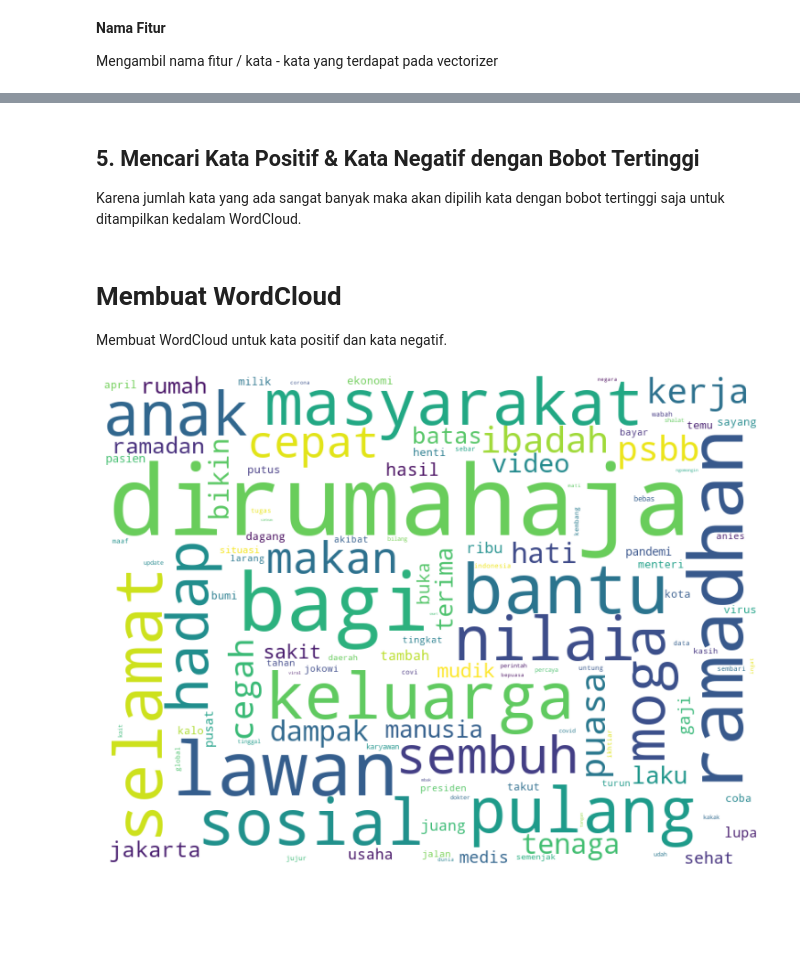
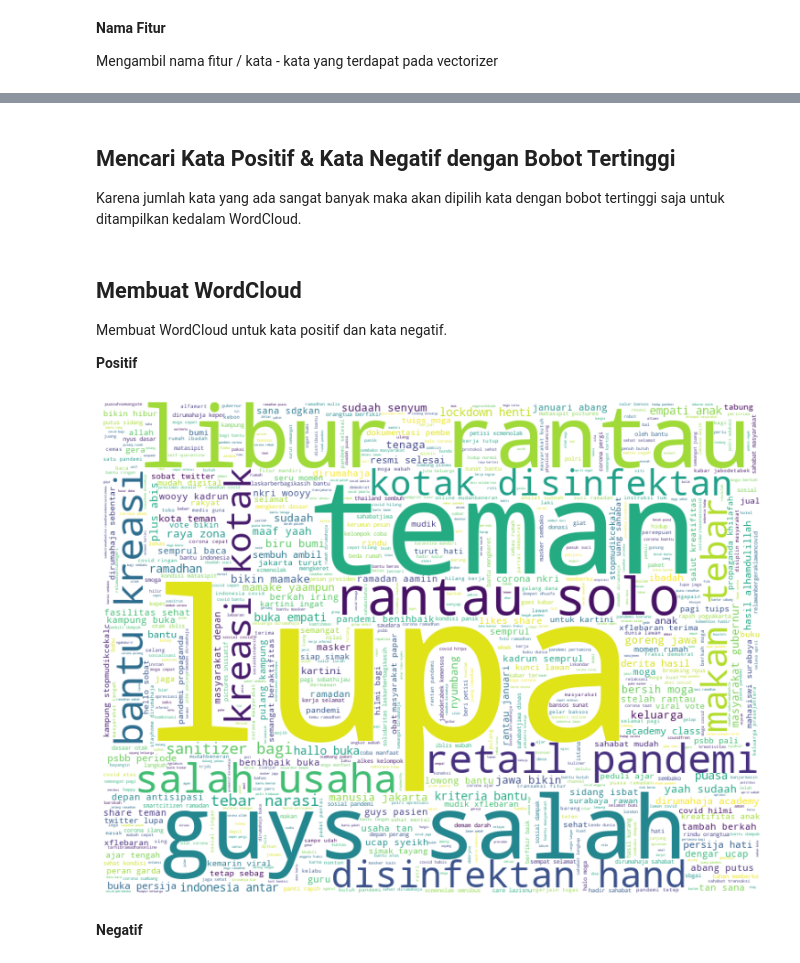
Before and after one commit to Hyuto/Analisis-Sentimen-Corona-DKI-Jakarta, a Jupyter notebook: notebook/WordCloud.ipynb, the cells around one changed output, grey strips where cells are left out. Cells and saved outputs as stored; diff of their text form; code cells hidden in the pictures; blank space fills up the shorter version.

```diff
--- a/notebook/WordCloud.ipynb
+++ b/notebook/WordCloud.ipynb
@@ -31,7 +33,8 @@ Load dataset hasil analisis dan vectorizer yang telah di fit sebelumnya
 **Load Dataset**
 # %%
 # Import data
-data = pd.read_csv('../data/Data Sentiment Twitter 19 - 27 April.csv')
-data.head()
+data = pd.read_csv("../data/Data Sentiment Twitter 19 - 27 April.csv")
+data = data.dropna(subset=["Tweets"]).reset_index(drop=True)
+data
 # %% [output]
 |  | Tanggal | Tweets | ID | Screen Name | Banyak Retweet | Source | Retweet Status | Hashtags | prediction |
@@ -48,15 +58,13 @@ index_n = data['Tweets'][data['prediction'] == 0].index
 # %% [markdown]
 **Load Vectorizer**
 # %%
-# Load Model
-import pickle
-vectorizer_tfidf = pickle.load(open('../model/vectorizer/[TRAINED] TF-IDF Vectorizer.pickle', 'rb'))
-word_tfidf = pickle.load(open('../model/vectorizer/word_tfidf.pickle', 'rb'))
+vectorizer_tfidf = pickle.load(open("../model/vectorizer/[TRAINED] TF-IDF Vectorizer.pickle", "rb"))
+word_tfidf = vectorizer_tfidf.fit_transform(data["Tweets"].values)
 # %% [markdown]
 **Nama Fitur**
 
 Mengambil nama fitur / kata - kata yang terdapat pada vectorizer
 # %%
 # Fitur
-nama_fitur = vectorizer_tfidf.get_feature_names()
+nama_fitur = vectorizer_tfidf.get_feature_names_out()
 # %% [markdown]
@@ -68,7 +76,7 @@ Karena akan dibuat 2 WordCloud untuk kata Positif dan kata Negatif maka perlu me
 positif = word_tfidf[index_p]
 negatif = word_tfidf[index_n]
 # %% [markdown]
-## 5. Mencari Kata Positif & Kata Negatif dengan Bobot Tertinggi
+## Mencari Kata Positif & Kata Negatif dengan Bobot Tertinggi
 
 Karena jumlah kata yang ada sangat banyak maka akan dipilih kata dengan bobot tertinggi saja untuk ditampilkan kedalam WordCloud.
 # %%
@@ -100,15 +108,27 @@ top_negatif = {k: v for k, v in sorted(top_negatif.items(), key=lambda item: ite
 # %% [markdown]
-<h1>Membuat WordCloud</h1>
+## Membuat WordCloud
+
 Membuat WordCloud untuk kata positif dan kata negatif.
+
+**Positif**
 # %%
 # WordCloud kata dengan bobot terbesar Positif
-w = WordCloud(width=800,height=600,mode='RGBA',stopwords=stop_words,background_color='white',max_words=5000).fit_words(top_positif)
-plt.figure(figsize = (10, 10), facecolor = None)
+w = WordCloud(
+    width=800,
+    height=600,
+    mode="RGBA",
+    stopwords=stop_words,
+    background_color="white",
+    max_words=5000,
+).fit_words(top_positif)
+plt.figure(figsize=(10, 10), facecolor=None)
 plt.imshow(w)
 plt.axis("off")
-plt.tight_layout(pad = 0)
+plt.tight_layout(pad=0)
 plt.show()
 # %% [output]
-[figure, old version]
+[figure, new version]
+# %% [markdown]
+**Negatif**
 # %%
 # WordCloud kata dengan bobot terbesar Negatif
```
Also changed, not shown: parts of 13 cells of this notebook, 19 other files.
